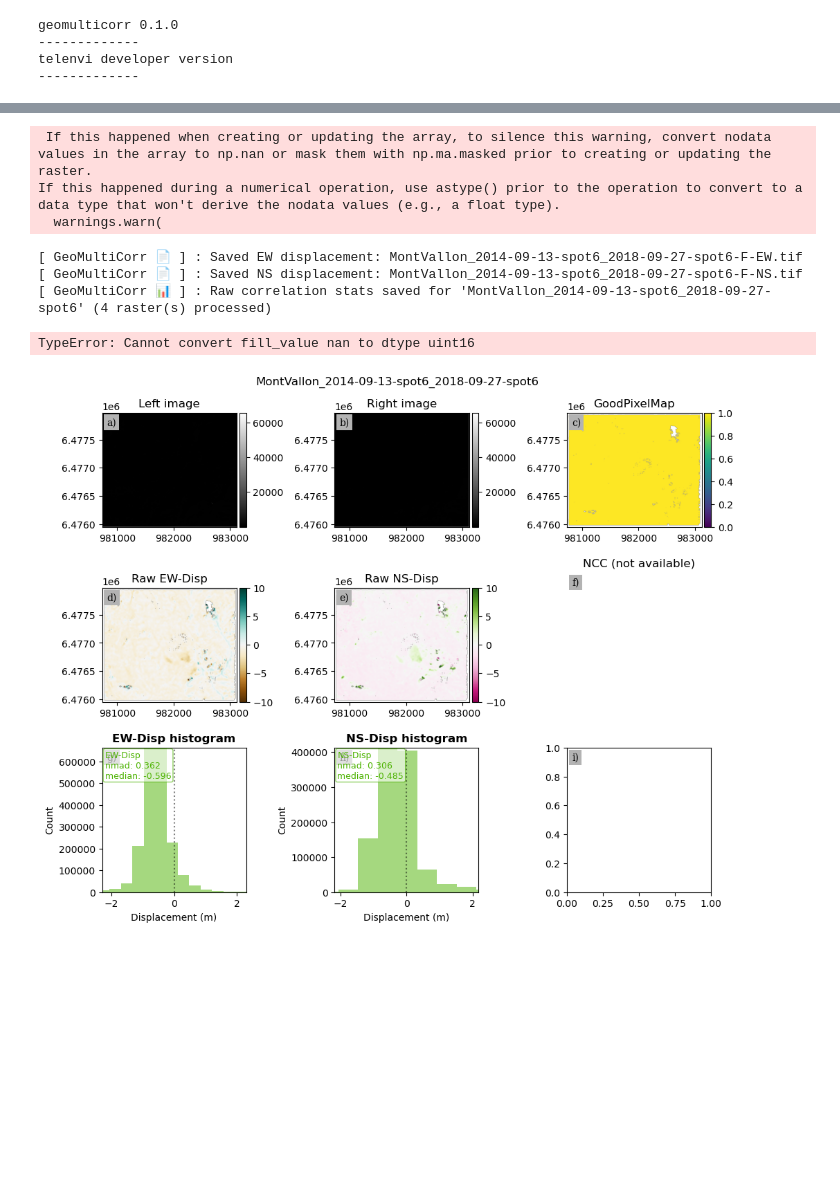
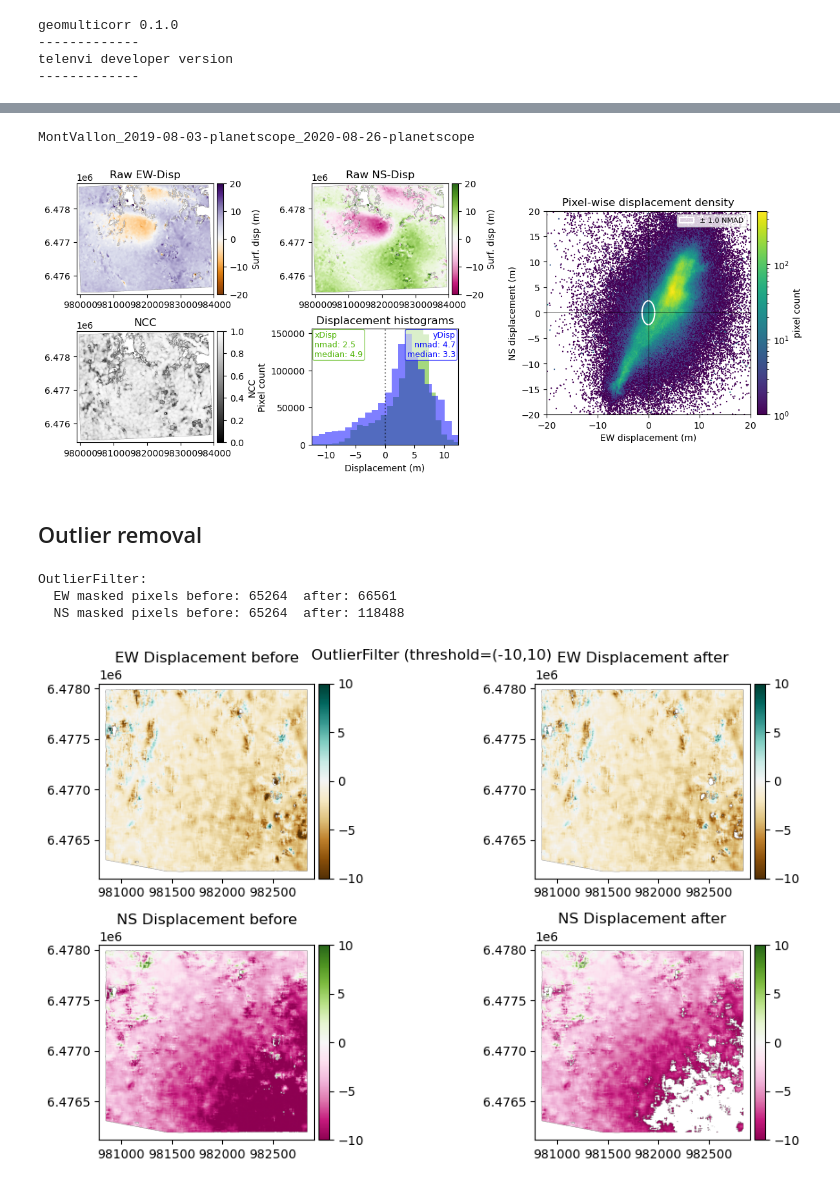
Before and after one commit to rgdyn-toolbox/GeoMultiCorr, a Jupyter notebook: notebooks/GMC_ProjectContinuation.ipynb, the cells around one changed output, grey strips where cells are left out. Drawn from its saved outputs; the diff is of its cells as text; code cells hidden in the pictures; blank space fills up the shorter version.

```diff
--- a/notebooks/GMC_ProjectContinuation.ipynb
+++ b/notebooks/GMC_ProjectContinuation.ipynb
@@ -76,12 +26,19 @@ status    : complete
-# %%
-# Run extraction — splits bands, renames ncc→CC, computes stats, saves plot
-stats = pair.extract_raw_displacements(save_plot=True)
-# %% [output]
- If this happened when creating or updating the array, to silence this warning, convert nodata values in the array to np.nan or mask them with np.ma.masked prior to creating or updating the raster.
-If this happened during a numerical operation, use astype() prior to the operation to convert to a data type that won't derive the nodata values (e.g., a float type).
-  warnings.warn(
-[ GeoMultiCorr 📄 ] : Saved EW displacement: MontVallon_2014-09-13-spot6_2018-09-27-spot6-F-EW.tif
-[ GeoMultiCorr 📄 ] : Saved NS displacement: MontVallon_2014-09-13-spot6_2018-09-27-spot6-F-NS.tif
-[ GeoMultiCorr 📊 ] : Raw correlation stats saved for 'MontVallon_2014-09-13-spot6_2018-09-27-spot6' (4 raster(s) processed)
-TypeError: Cannot convert fill_value nan to dtype uint16
-[figure, removed]
+# %%
+# Get the forward pair
+pairs = session.get_pairs()
+pair = [p for p in pairs if p.pa_direction == "forward"][2]
+print(pair.pa_key)
+# %% [output]
+MontVallon_2019-08-03-planetscope_2020-08-26-planetscope
+# %%
+# Load displacement and CC rasters
+left = gu.Raster(pair.pa_left_link_path)
+right = gu.Raster(pair.pa_right_link_path)
+goodPixMap = gu.Raster(pair.pa_disparity_f_path, bands=[3])
+xDisp = gu.Raster(pair.pa_ew_path)
+yDisp = gu.Raster(pair.pa_ns_path)
+cc = gu.Raster(pair.pa_cc_path)   # -ncc.tif from ASP
+# %%
+fig = gmc_functions.plot_show_raw_results(xDisp, yDisp, cc, figsize=(12, 5))
+# %% [output]
+[figure, added]
@@ -87,0 +51,25 @@ TypeError: Cannot convert fill_value nan to dtype uint16
+# %% [markdown]
+## Outlier removal
+# %%
+# --- OutlierFilter ---
+of = gmc.OutlierFilter(threshold=(-10, 10))
+xof, yof = of.apply(xDisp, yDisp)
+print("OutlierFilter:")
+print(f"  EW masked pixels before: {xDisp.data.mask.sum()}  after: {xof.data.mask.sum()}")
+print(f"  NS masked pixels before: {yDisp.data.mask.sum()}  after: {yof.data.mask.sum()}")
+# %% [output]
+OutlierFilter:
+  EW masked pixels before: 65264  after: 66561
+  NS masked pixels before: 65264  after: 118488
+# %%
+vmax=10
+fig, axs = plt.subplot_mosaic([['a)', 'b)'],
+                            ['c)', 'd)']], figsize=(12,6),)
+xDisp.plot(ax=axs['a)'], vmin=-vmax, vmax=vmax, cmap='BrBG', title='EW Displacement before')
+xof.plot(ax=axs['b)'], vmin=-vmax, vmax=vmax, cmap='BrBG', title='EW Displacement after')
+yDisp.plot(ax=axs['c)'], vmin=-vmax, vmax=vmax, cmap='PiYG', title='NS Displacement before')
+yof.plot(ax=axs['d)'], vmin=-vmax, vmax=vmax, cmap='PiYG', title='NS Displacement after')
+fig.suptitle("OutlierFilter (threshold=(-10,10)")
+plt.show()
+# %% [output]
+[figure, added]
```
Also changed, not shown: parts of 41 cells of this notebook, 4 other files.
